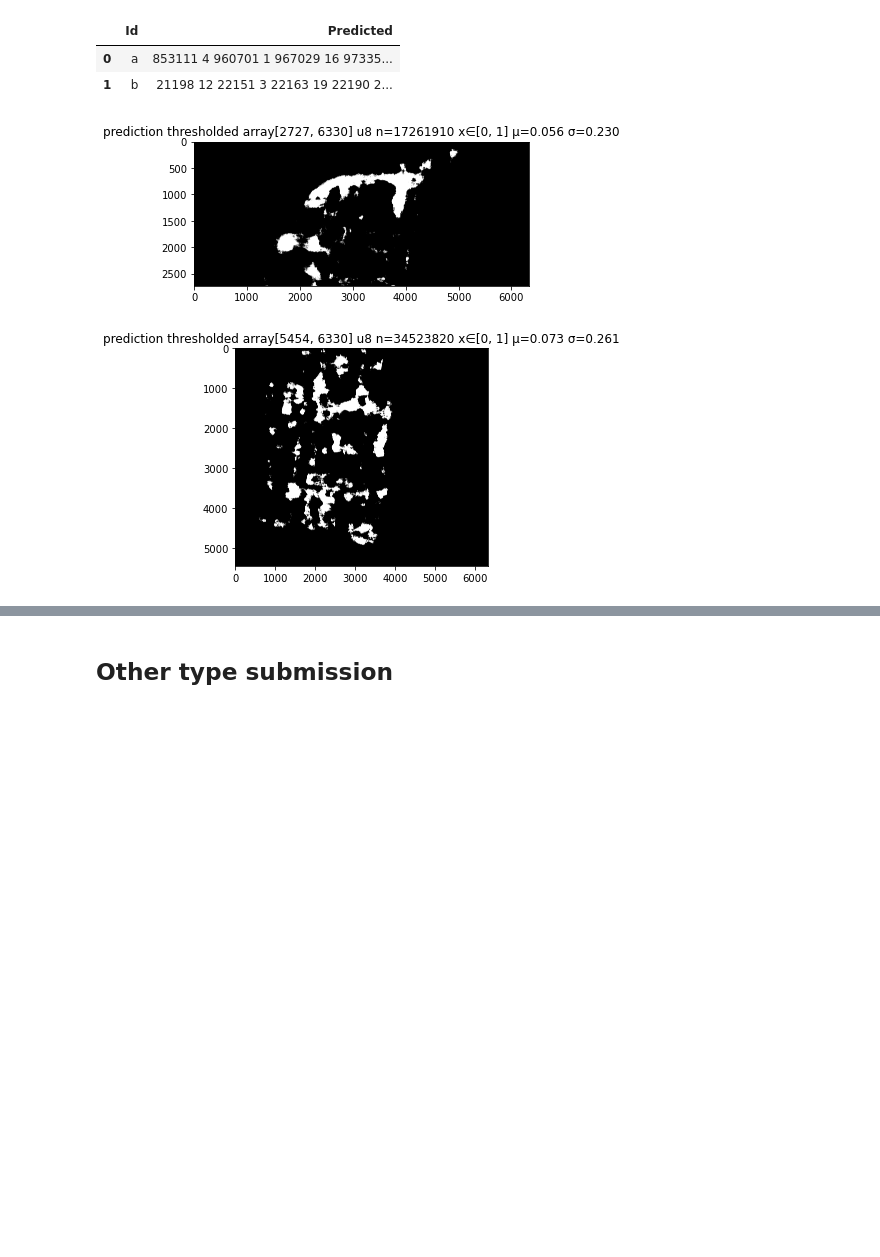
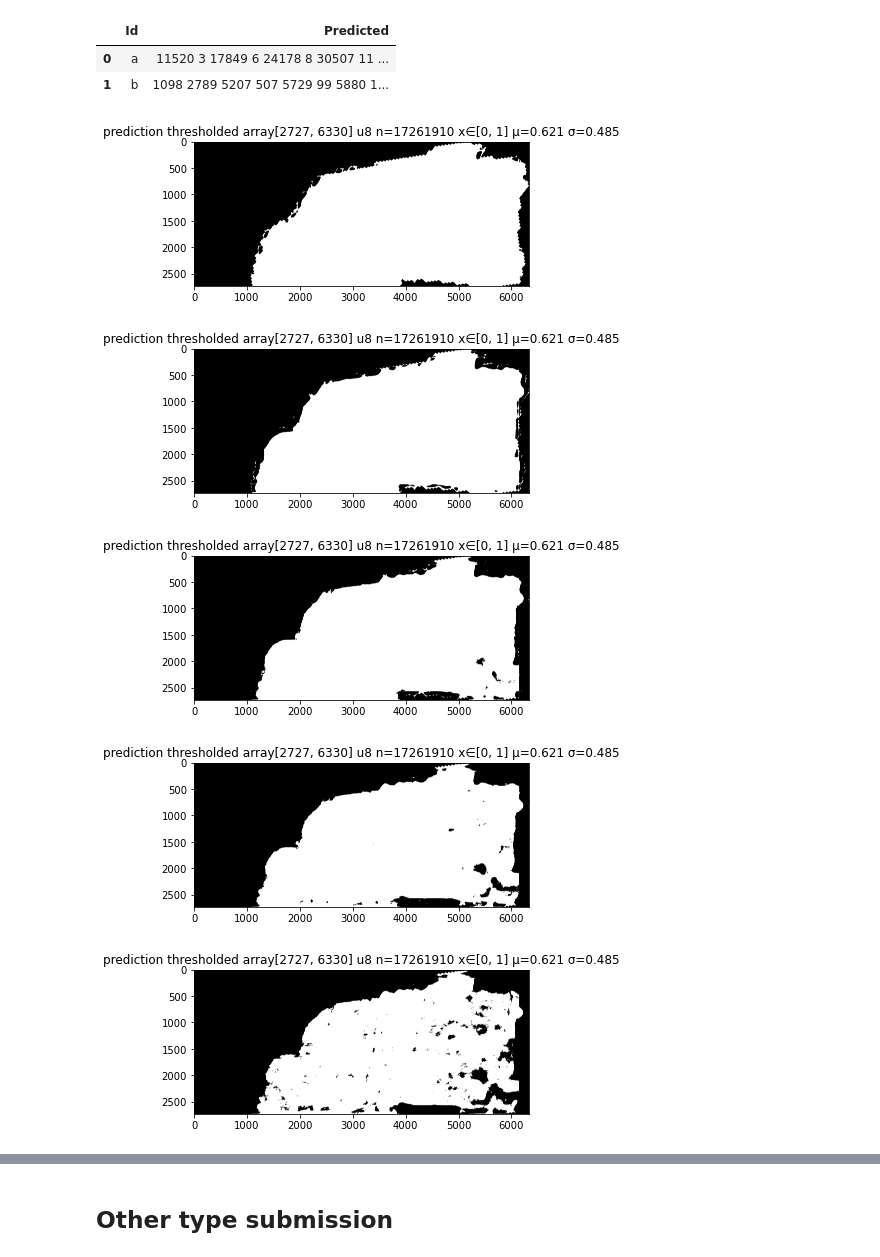
Before and after one commit to gmarus777/VESUVIUS_Challenge, a Jupyter notebook: jupyter notebooks/GCP_PREDICTIONS_1.ipynb, the cells around one changed output, grey strips where cells are left out. Saved outputs shown, nothing was run; the diff lists cells and outputs as text; code cells hidden in the pictures; blank space fills up the shorter version.

```diff
--- a/jupyter notebooks/GCP_PREDICTIONS_1.ipynb
+++ b/jupyter notebooks/GCP_PREDICTIONS_1.ipynb
@@ -244,16 +269,17 @@ trainer = pl.Trainer(
 # %%
-lit_model = lit_model.load_from_checkpoint('logs/monai_32_2048_epoch550.ckpt',
-                                           patch_size = (512,512),
+lit_model = lit_model.load_from_checkpoint('logs/EFFWeightedBCE_Monai_Unet_half_16/WBCE_MonaiUnet512epoch=789val_loss=0.93FBETA=0.41recall=0.30precision=0.45.ckpt',
+                                           patch_size = (256,256),
                                            use_wandb=False,
-                                          sw_batch_size = 8)
+                                          sw_batch_size = 4,
+                                          ).to('cpu')
 # %%
 data_module = MONAI_CSV_Scrolls_Dataset(
-                z_dim=32,
+                z_dim=16,
                 batch_size=1,
                 data_csv_path= TEST_DOWNSAMPLED_DATA_CSV_PATH, #TEST_DOWNSAMPLED_DATA_CSV_PATH,#TEST_DATA_CSV_PATH,
-                num_workers=16,
-                num_samples=4,
-                patch_size=(512,512),
+                num_workers=2,
+                num_samples=16,
+                patch_size=(256,256),
                 val_fragment_id=3,
                 stage='predict',
                 on_gpu =False,
@@ -323,11 +363,11 @@ import lovely_numpy as ln
 
 submission_df = pd.read_csv("kaggle/input/vesuvius-challenge-ink-detection/sample_submission.csv")
 # %%
-test_df = pd.read_csv("kaggle/input/vesuvius-challenge-ink-detection/data_test_1.csv")
+test_df = pd.read_csv(TEST_DATA_CSV_PATH)
 # %%
 predictions_rle = []
 predictions_old = []
-THRESHOLD = .95
+THRESHOLD = .4
 for mask_png_path, prediction in zip(test_df["mask_png"].values, predictions):
     prediction = prediction.numpy()
     mask = Image.open(mask_png_path)
@@ -367,40 +573,78 @@ submission_df
 # %%
 predictions_rle = []
 predictions_old = []
-THRESHOLD = .983
+THRESHOLD = .05
+THRESHOLD_2 = .1
+THRESHOLD_3 = .15
+THRESHOLD_4 = .2
+THRESHOLD_5 = .25
+ALL_THRESHOLDS = True
+
 for mask_png_path, prediction in zip(test_df["mask_png"].values, predictions):
     prediction = prediction.numpy()
     mask = Image.open(mask_png_path)
 
     prediction_resized = np.array(Image.fromarray(prediction).resize(mask.size))
 
     prediction_masked = prediction_resized * mask
 
     prediction_thresholded = np.where(prediction_masked > THRESHOLD, 1, 0).astype(np.uint8)
+
+    prediction_thresholded_2 = np.where(prediction_masked > THRESHOLD_2, 1, 0).astype(np.uint8)
+    prediction_thresholded_3 = np.where(prediction_masked > THRESHOLD_3, 1, 0).astype(np.uint8)
+    prediction_thresholded_4 = np.where(prediction_masked > THRESHOLD_4, 1, 0).astype(np.uint8)
+    prediction_thresholded_5 = np.where(prediction_masked > THRESHOLD_5, 1, 0).astype(np.uint8)
+
 
     prediction_rle = rle(prediction_thresholded)
 
     predictions_rle.append(prediction_rle)
 
 
     predictions_old.append(prediction_thresholded)
 
     if 1:
         #plot_image(prediction_resized, f"prediction resized {ln.lovely(prediction_resized)}")
         #plot_image(prediction_masked, f"prediction masked {ln.lovely(prediction_masked)}")
         plot_image(
             prediction_thresholded,
             f"prediction thresholded {ln.lovely(prediction_thresholded)}",
         )
+        if ALL_THRESHOLDS:
+            plot_image(
+            prediction_thresholded_2,
+            f"prediction thresholded {ln.lovely(prediction_thresholded)}",
+        )
+            plot_image(
+            prediction_thresholded_3,
+            f"prediction thresholded {ln.lovely(prediction_thresholded)}",
+        )
+
+            plot_image(
+            prediction_thresholded_4,
+            f"prediction thresholded {ln.lovely(prediction_thresholded)}",
+        )
+
+            plot_image(
+            prediction_thresholded_5,
+            f"prediction thresholded {ln.lovely(prediction_thresholded)}",
+        )
+
+
+
+
 
 submission_df["Predicted"] = predictions_rle
 
 submission_df.to_csv("logs/submission.csv", index=False)
 
 submission_df
 # %% [output]
 |  | Id | Predicted |
-| 0 | a | 853111 4 960701 1 967029 16 97335... |
-| 1 | b | 21198 12 22151 3 22163 19 22190 2... |
+| 0 | a | 11520 3 17849 6 24178 8 30507 11 ... |
+| 1 | b | 1098 2789 5207 507 5729 99 5880 1... |
-[figure, old version]
+[figure, new version]
-[figure, old version]
+[figure, new version]
+[figure, added]
+[figure, added]
+[figure, added]
```
Also changed, not shown: parts of 21 cells of this notebook, 3 other files.
